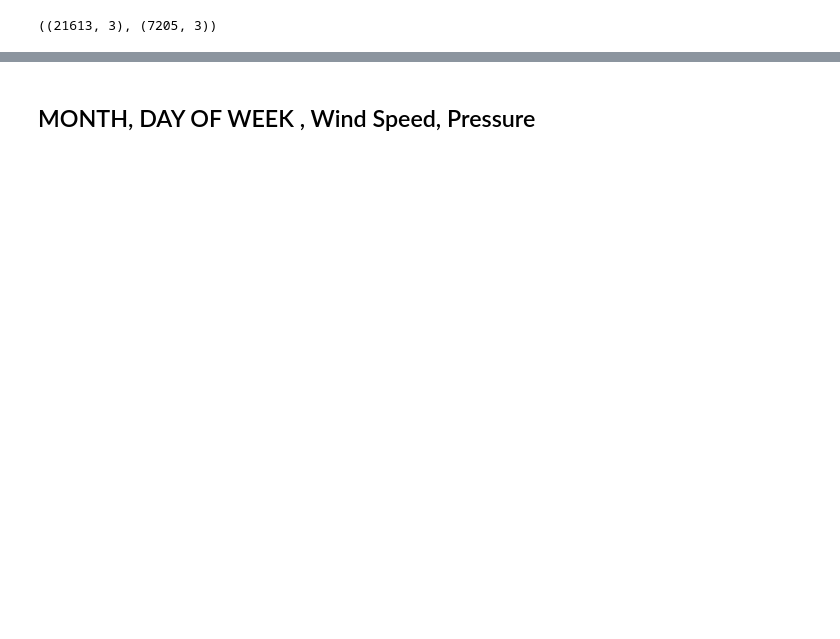
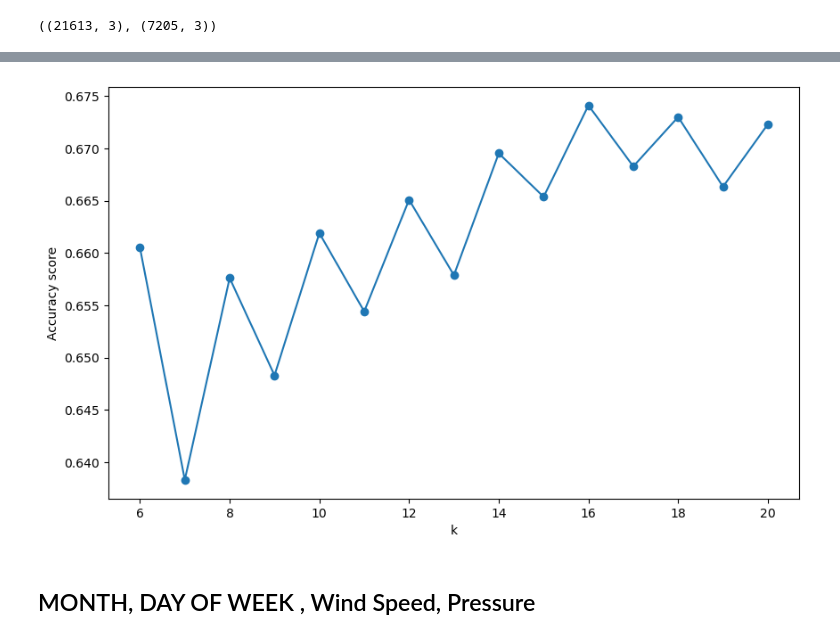
Before and after one commit to Yunue2110/FinalProject, a Jupyter notebook: KNN_vuelos.ipynb, the cells around one changed output, grey strips where cells are left out. Cells and saved outputs as stored; diff of their text form; code cells hidden in the pictures; blank space fills up the shorter version.

```diff
--- a/KNN_vuelos.ipynb
+++ b/KNN_vuelos.ipynb
@@ -92,2 +190,0 @@ knn_classifier = KNeighborsClassifier(n_neighbors=k)
-# %%
-knn_classifier.fit(X_train, y_train)
@@ -105,5 +190,0 @@ Precisión del modelo k-NN con k=10: 0.66
-# %%
-k = 16
-knn_classifier = KNeighborsClassifier(n_neighbors=k)
-# %%
-knn_classifier.fit(X_train, y_train)
@@ -118,0 +212,7 @@ Precisión del modelo k-NN con k=16: 0.67
+# %%
+scores = []
+for k in range(6,21):
+    model = KNeighborsClassifier(n_neighbors = k)
+    model.fit(X_train, y_train)
+    score = model.score(X_test,y_test)
+    scores.append(score)
@@ -119,3 +237,11 @@ Precisión del modelo k-NN con k=16: 0.67
+# %%
+plt.figure(figsize=(10,6))
+plt.plot(range(6,21), scores, marker='o')
+plt.xlabel('k')
+plt.ylabel('Accuracy score')
+plt.show()
+# %% [output]
+[figure, added]
 # %% [markdown]
 ## MONTH, DAY OF WEEK , Wind Speed, Pressure
 # %%
```
Also changed, not shown: parts of 81 cells of this notebook, 5 other files.
